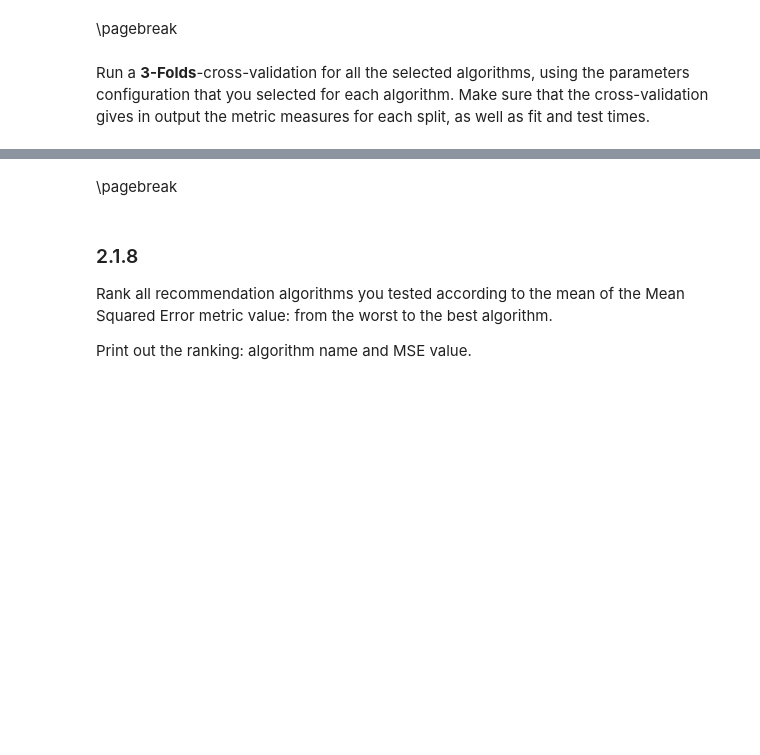
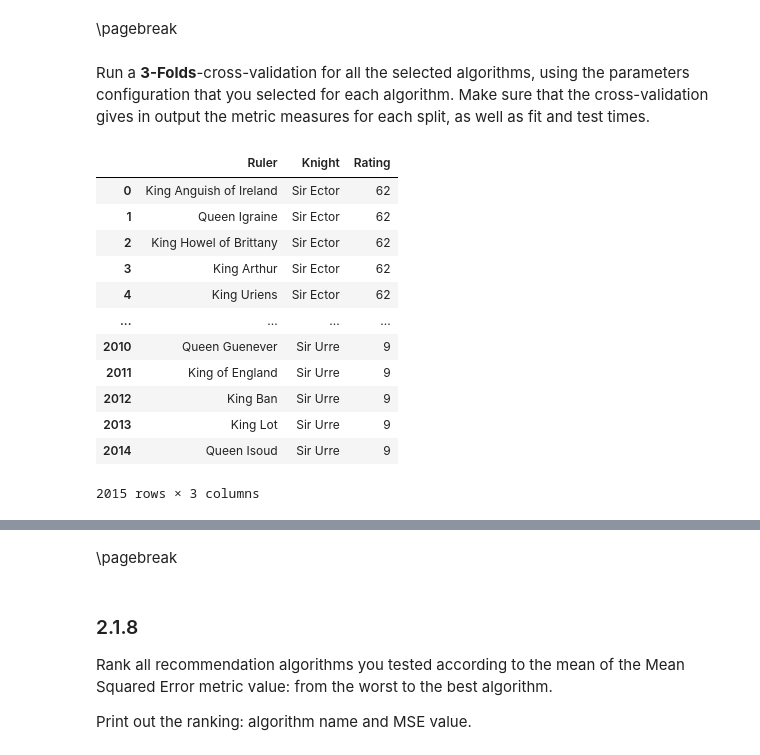
Before and after one commit to Joanna-O-Ben/ADM23_HW1, a Jupyter notebook: HW2/DMT2023_HW2_part_2.ipynb, the cells around one changed output, grey strips where cells are left out. Cells and saved outputs as stored; diff of their text form; code cells hidden in the pictures; blank space fills up the shorter version.

```diff
--- a/HW2/DMT2023_HW2_part_2.ipynb
+++ b/HW2/DMT2023_HW2_part_2.ipynb
@@ -1034,6 +1069,28 @@ Run a **3-Folds**-cross-validation for all the selected algorithms, using the pa
 Make sure that the cross-validation gives in output the metric measures for each split, as well as fit and test times.
 
 [comment]: <> (#SHOW_CELL#)
+# %%
+# CELLA DA ELMINARE
+# print(data)
+file_name = 'HW_2__Ruler__Knight__Rating.csv'
+cwd = os.getcwd() # get current working directory
+file_path = cwd + file_name
+df3 = pd.read_csv(file_path)
+df3
+# %% [output]
+|  | Ruler | Knight | Rating |
+| 0 | King Anguish of Ireland | Sir Ector | 62 |
+| 1 | Queen Igraine | Sir Ector | 62 |
+| 2 | King Howel of Brittany | Sir Ector | 62 |
+| 3 | King Arthur | Sir Ector | 62 |
+| 4 | King Uriens | Sir Ector | 62 |
+| ... | ... | ... | ... |
+| 2010 | Queen Guenever | Sir Urre | 9 |
+| 2011 | King of England | Sir Urre | 9 |
+| 2012 | King Ban | Sir Urre | 9 |
+| 2013 | King Lot | Sir Urre | 9 |
+| 2014 | Queen Isoud | Sir Urre | 9 |
+2015 rows × 3 columns
 # %%
 #YOUR CODE STARTS HERE#
 
```
Also changed, not shown: parts of 20 cells of this notebook.
